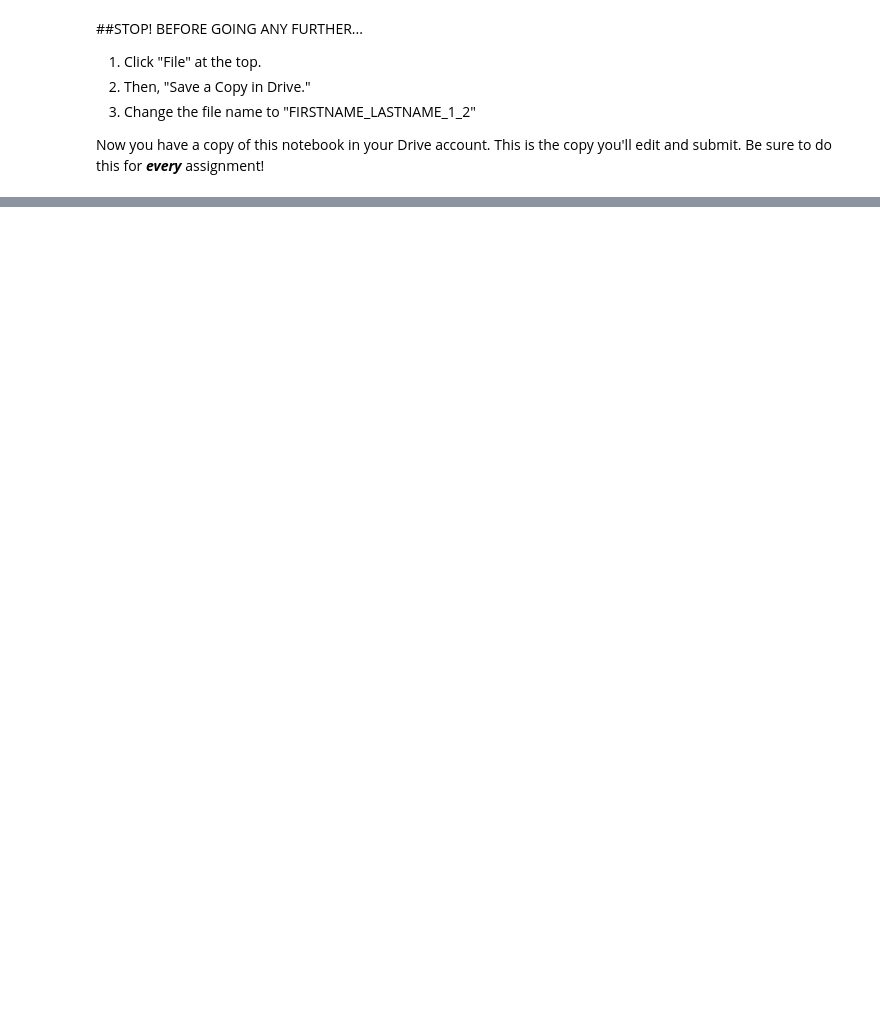
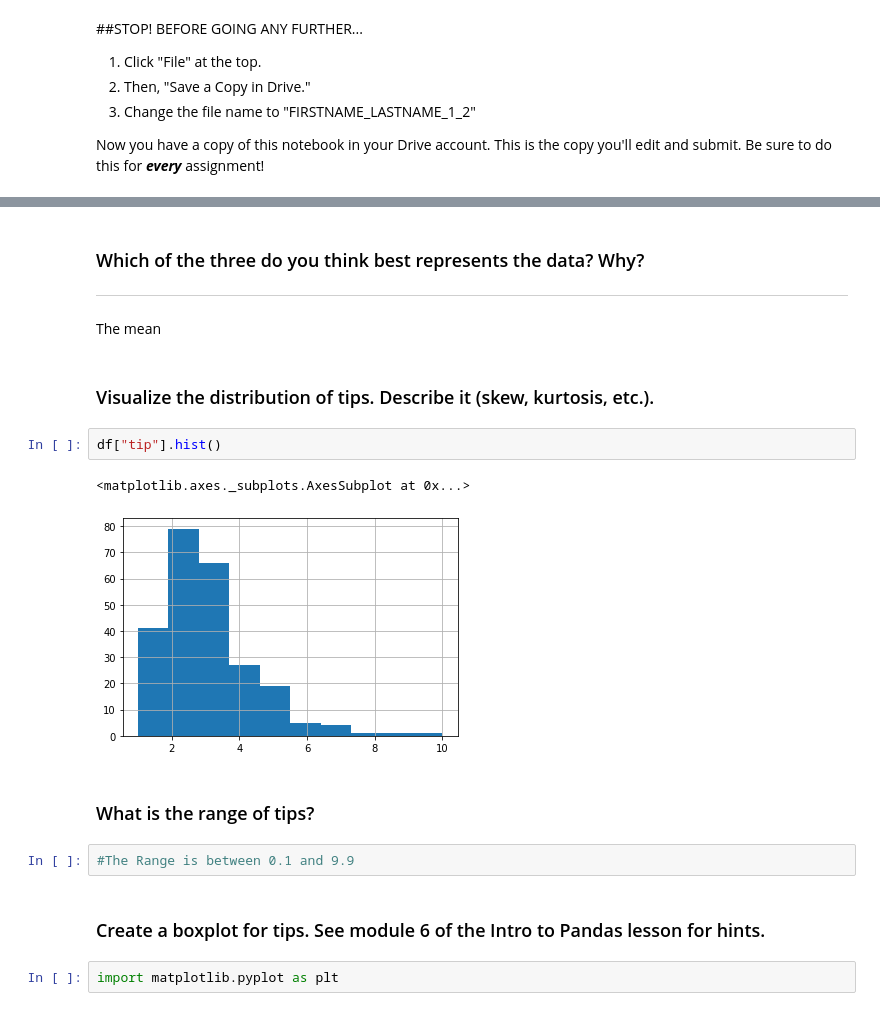
Before and after one commit to Stanmest/.ipynb, a Jupyter notebook: STANLEY_MBAH_1_2_ASSIGNMENT.ipynb, the cells around one changed output, grey strips where cells are left out. Saved outputs shown, nothing was run; the diff lists cells and outputs as text; blank space fills up the shorter version.

```diff
--- a/STANLEY_MBAH_1_2_ASSIGNMENT.ipynb
+++ b/STANLEY_MBAH_1_2_ASSIGNMENT.ipynb
@@ -144,0 +112,22 @@ plt.show()
+# %% [markdown]
+### Which of the three do you think best represents the data? Why?
+
+
+---
+# %% [markdown]
+The mean
+# %% [markdown]
+### Visualize the distribution of tips. Describe it (skew, kurtosis, etc.).
+# %%
+df["tip"].hist()
+# %% [output]
+<matplotlib.axes._subplots.AxesSubplot at 0x...>
+[figure, added]
+# %% [markdown]
+### What is the range of tips?
+# %%
+#The Range is between 0.1 and 9.9
+# %% [markdown]
+### Create a boxplot for tips. See module 6 of the Intro to Pandas lesson for hints.
+# %%
+import matplotlib.pyplot as plt
```
Also changed, not shown: parts of 52 cells of this notebook.
